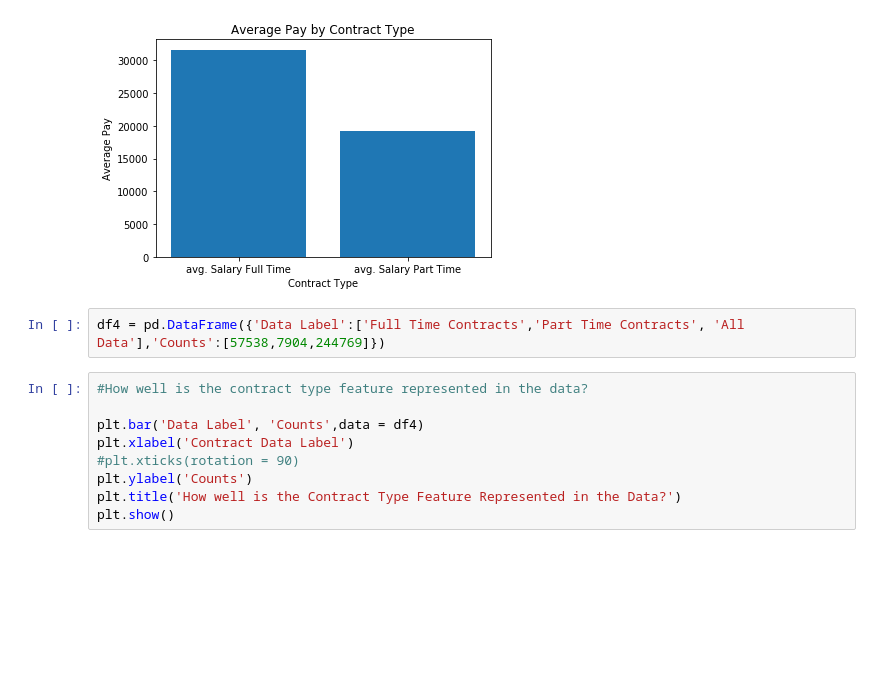
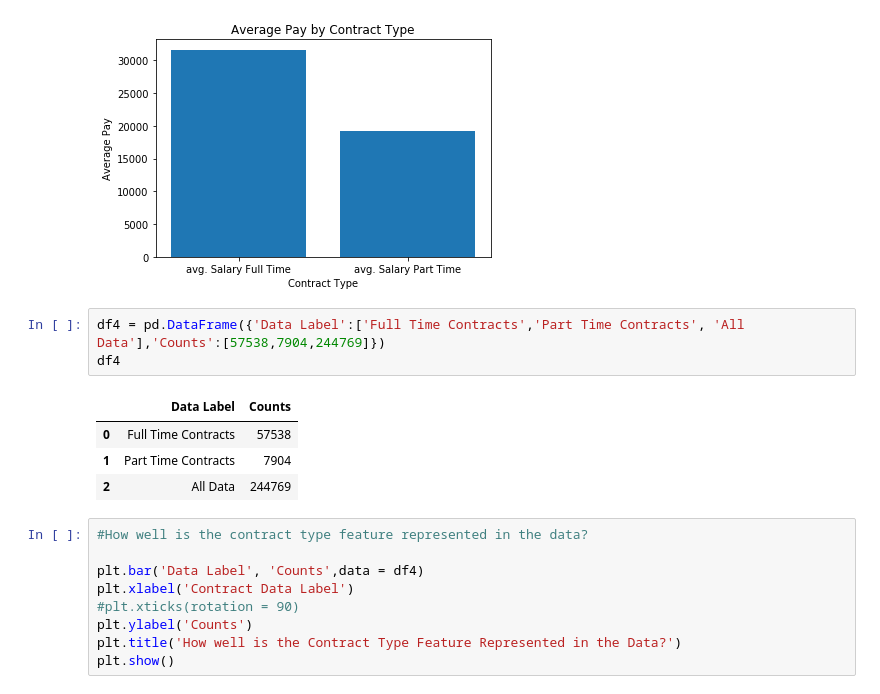
Before and after one commit to JamWithBread/ML_Group33, a Jupyter notebook: Salary Data Exploratory Analysis.ipynb, the cells around one changed output. Cells and saved outputs as stored; diff of their text form; blank space fills up the shorter version.

```diff
--- a/Salary Data Exploratory Analysis.ipynb
+++ b/Salary Data Exploratory Analysis.ipynb
@@ -118,6 +118,12 @@ plt.show()
 [figure]
 # %%
 df4 = pd.DataFrame({'Data Label':['Full Time Contracts','Part Time Contracts', 'All Data'],'Counts':[57538,7904,244769]})
+df4
+# %% [output]
+|  | Data Label | Counts |
+| 0 | Full Time Contracts | 57538 |
+| 1 | Part Time Contracts | 7904 |
+| 2 | All Data | 244769 |
 # %%
 #How well is the contract type feature represented in the data?
 
```
Also changed, not shown: parts of 8 cells of this notebook.
